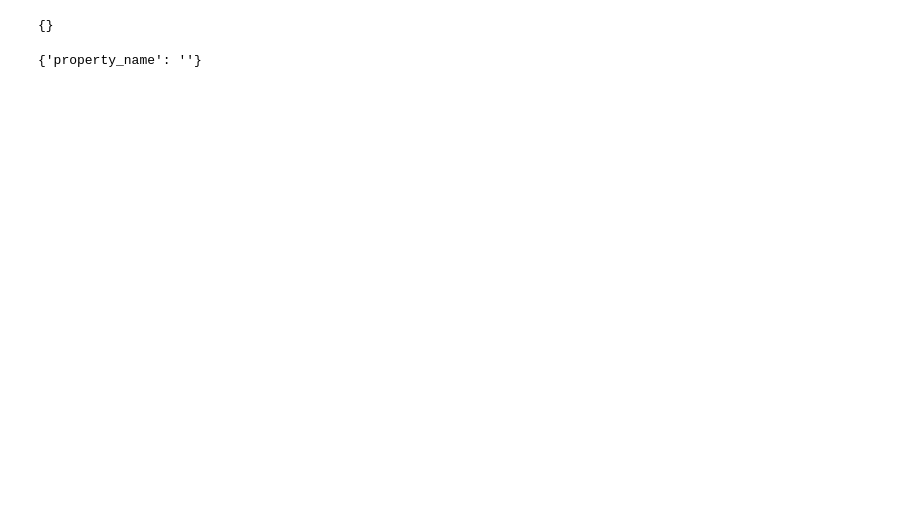
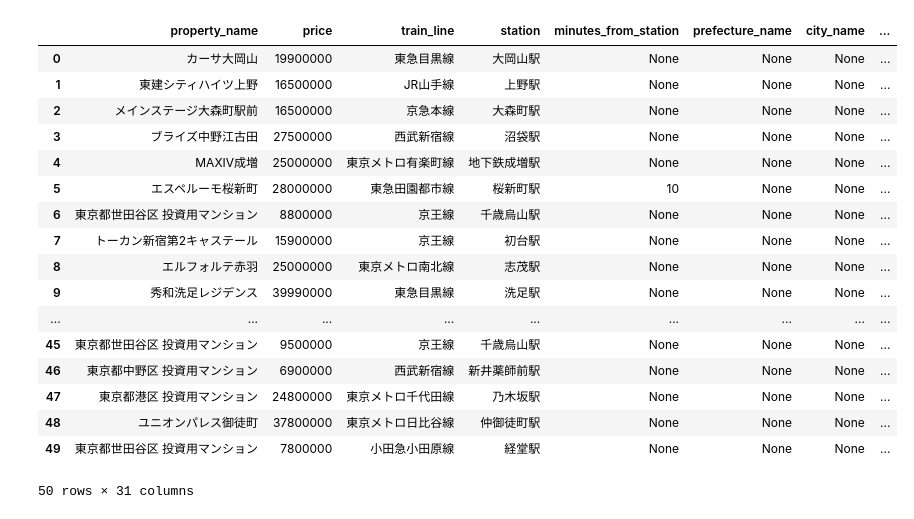
Before and after one commit to 3atom1take1/property_valuation_calculator, a Jupyter notebook: src/kenbiya_scraping.ipynb, the cells around one changed output. Saved outputs shown, nothing was run; the diff lists cells and outputs as text; code cells hidden in the pictures; blank space fills up the shorter version.

```diff
--- a/src/kenbiya_scraping.ipynb
+++ b/src/kenbiya_scraping.ipynb
@@ -285,8 +281,0 @@ NameError: name 'temp_property_data' is not defined
-# %%
-data
-# %% [output]
-{}
-# %%
-data
-# %% [output]
-{'property_name': ''}
@@ -292,0 +300,23 @@ data
+# %%
+df_temp = pd.DataFrame(all_data,index=None)
+# %%
+df_temp
+# %% [output]
+|  | property_name | price | train_line | station | minutes_from_station | prefecture_name | city_name | ... |
+| 0 | カーサ大岡山 | 19900000 | 東急目黒線 | 大岡山駅 | None | None | None | ... |
+| 1 | 東建シティハイツ上野 | 16500000 | JR山手線 | 上野駅 | None | None | None | ... |
+| 2 | メインステージ大森町駅前 | 16500000 | 京急本線 | 大森町駅 | None | None | None | ... |
+| 3 | ブライズ中野江古田 | 27500000 | 西武新宿線 | 沼袋駅 | None | None | None | ... |
+| 4 | MAXIV成増 | 25000000 | 東京メトロ有楽町線 | 地下鉄成増駅 | None | None | None | ... |
+| 5 | エスペルーモ桜新町 | 28000000 | 東急田園都市線 | 桜新町駅 | 10 | None | None | ... |
+| 6 | 東京都世田谷区 投資用マンション | 8800000 | 京王線 | 千歳烏山駅 | None | None | None | ... |
+| 7 | トーカン新宿第2キャステール | 15900000 | 京王線 | 初台駅 | None | None | None | ... |
+| 8 | エルフォルテ赤羽 | 25000000 | 東京メトロ南北線 | 志茂駅 | None | None | None | ... |
+| 9 | 秀和洗足レジデンス | 39990000 | 東急目黒線 | 洗足駅 | None | None | None | ... |
+| ... | ... | ... | ... | ... | ... | ... | ... | ... |
+| 45 | 東京都世田谷区 投資用マンション | 9500000 | 京王線 | 千歳烏山駅 | None | None | None | ... |
+| 46 | 東京都中野区 投資用マンション | 6900000 | 西武新宿線 | 新井薬師前駅 | None | None | None | ... |
+| 47 | 東京都港区 投資用マンション | 24800000 | 東京メトロ千代田線 | 乃木坂駅 | None | None | None | ... |
+| 48 | ユニオンパレス御徒町 | 37800000 | 東京メトロ日比谷線 | 仲御徒町駅 | None | None | None | ... |
+| 49 | 東京都世田谷区 投資用マンション | 7800000 | 小田急小田原線 | 経堂駅 | None | None | None | ... |
+50 rows × 31 columns
```
Also changed, not shown: parts of 12 cells of this notebook, 1 other file.
